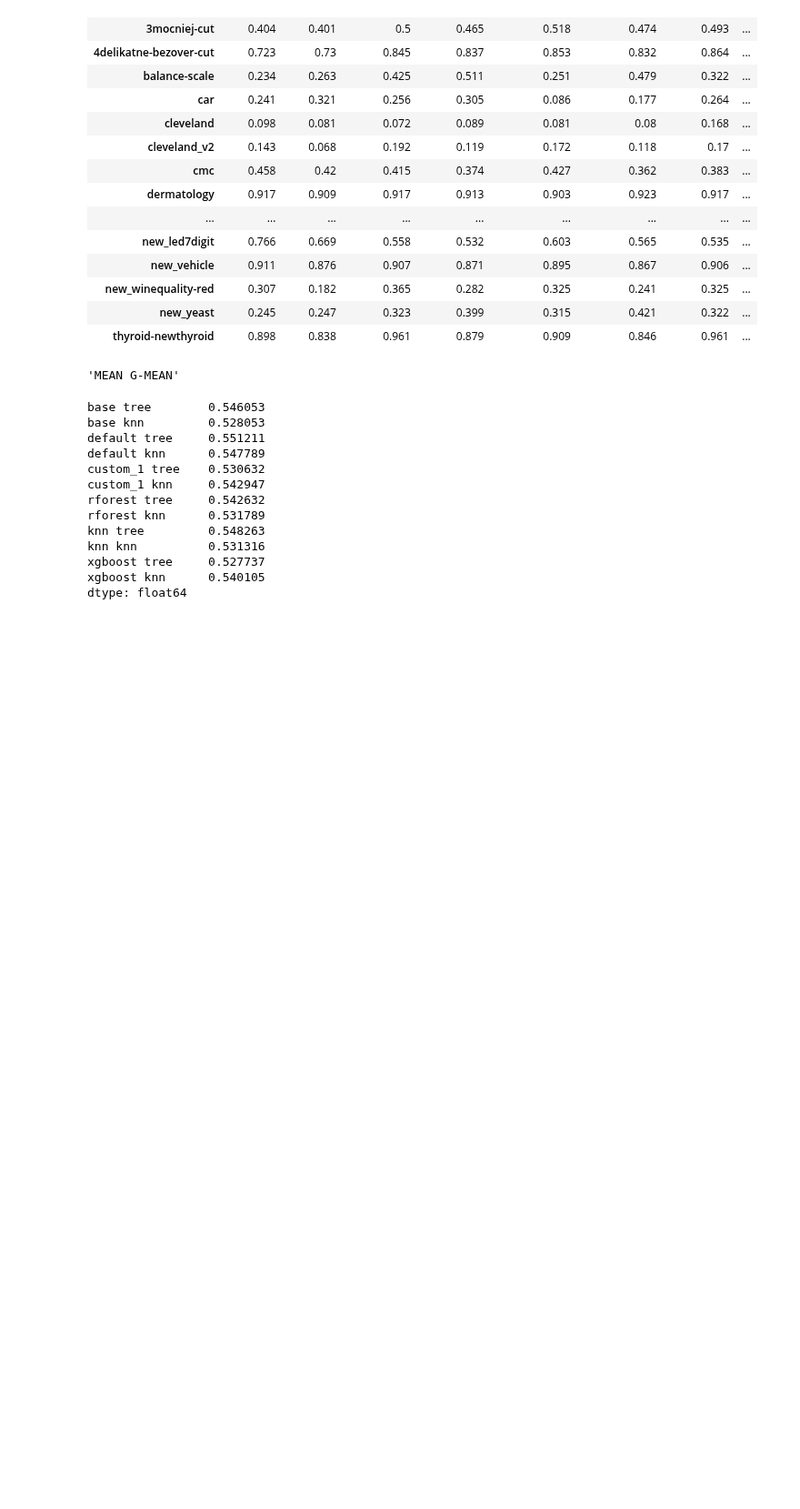
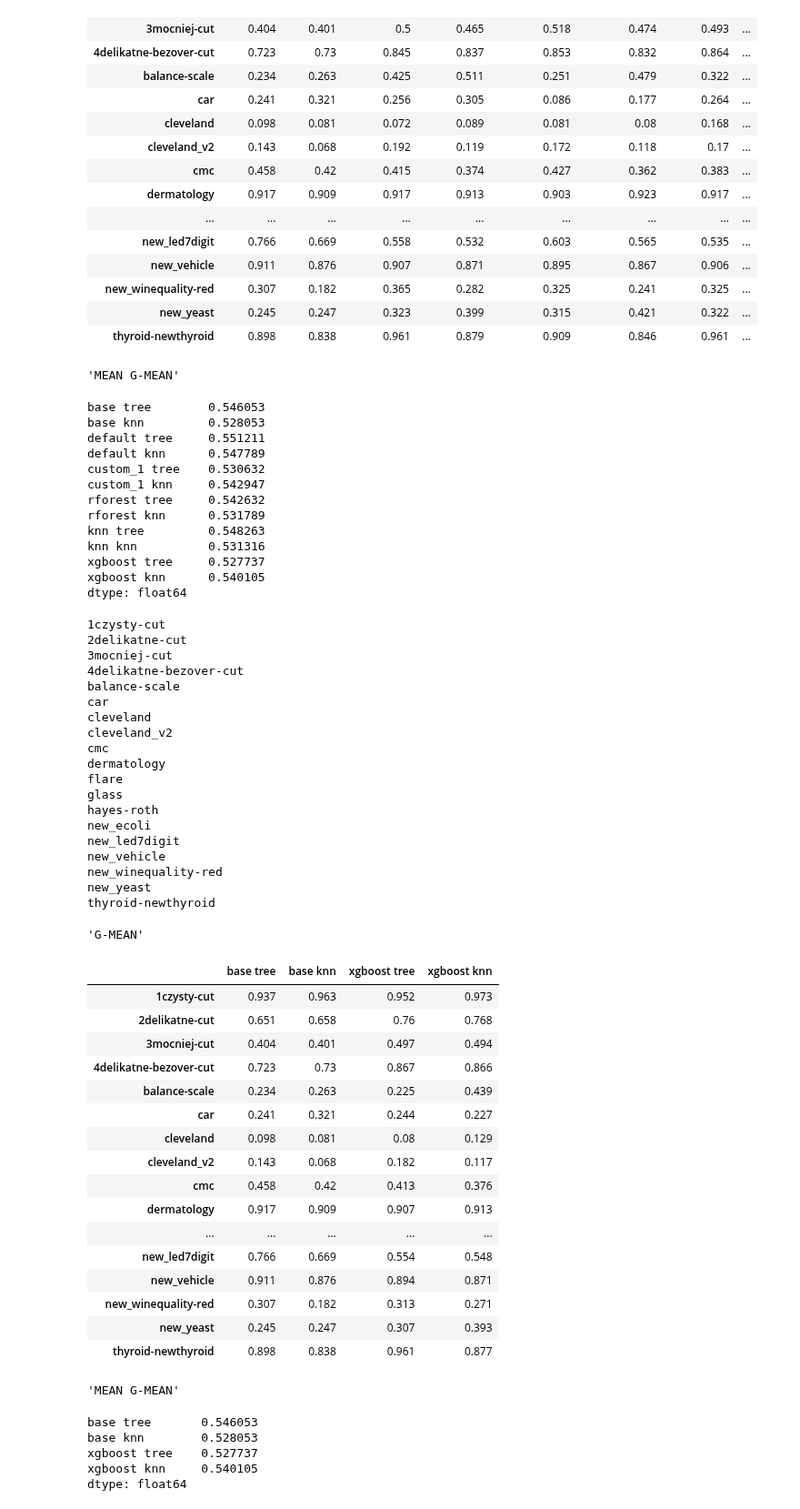
Before and after one commit to damianhorna/multi-imbalance, a Jupyter notebook: benchmarks/spider/spider.ipynb, the cells around one changed output. Shown at 91% size. Cells and saved outputs as stored; diff of their text form; code cells hidden in the pictures; blank space fills up the shorter version.

```diff
--- a/benchmarks/spider/spider.ipynb
+++ b/benchmarks/spider/spider.ipynb
@@ -762,3 +771,49 @@ knn knn          0.531316
 xgboost tree     0.527737
 xgboost knn      0.540105
 dtype: float64
+# %%
+another = test_spiders(['base', 'xgboost']) #'default', 'custom_1',
+# %% [output]
+1czysty-cut
+2delikatne-cut
+3mocniej-cut
+4delikatne-bezover-cut
+balance-scale
+car
+cleveland
+cleveland_v2
+cmc
+dermatology
+flare
+glass
+hayes-roth
+new_ecoli
+new_led7digit
+new_vehicle
+new_winequality-red
+new_yeast
+thyroid-newthyroid
+'G-MEAN'
+|  | base tree | base knn | xgboost tree | xgboost knn |
+| 1czysty-cut | 0.937 | 0.963 | 0.952 | 0.973 |
+| 2delikatne-cut | 0.651 | 0.658 | 0.76 | 0.768 |
+| 3mocniej-cut | 0.404 | 0.401 | 0.497 | 0.494 |
+| 4delikatne-bezover-cut | 0.723 | 0.73 | 0.867 | 0.866 |
+| balance-scale | 0.234 | 0.263 | 0.225 | 0.439 |
+| car | 0.241 | 0.321 | 0.244 | 0.227 |
+| cleveland | 0.098 | 0.081 | 0.08 | 0.129 |
+| cleveland_v2 | 0.143 | 0.068 | 0.182 | 0.117 |
+| cmc | 0.458 | 0.42 | 0.413 | 0.376 |
+| dermatology | 0.917 | 0.909 | 0.907 | 0.913 |
+| ... | ... | ... | ... | ... |
+| new_led7digit | 0.766 | 0.669 | 0.554 | 0.548 |
+| new_vehicle | 0.911 | 0.876 | 0.894 | 0.871 |
+| new_winequality-red | 0.307 | 0.182 | 0.313 | 0.271 |
+| new_yeast | 0.245 | 0.247 | 0.307 | 0.393 |
+| thyroid-newthyroid | 0.898 | 0.838 | 0.961 | 0.877 |
+'MEAN G-MEAN'
+base tree       0.546053
+base knn        0.528053
+xgboost tree    0.527737
+xgboost knn     0.540105
+dtype: float64
```
Also changed, not shown: parts of 4 cells of this notebook.
